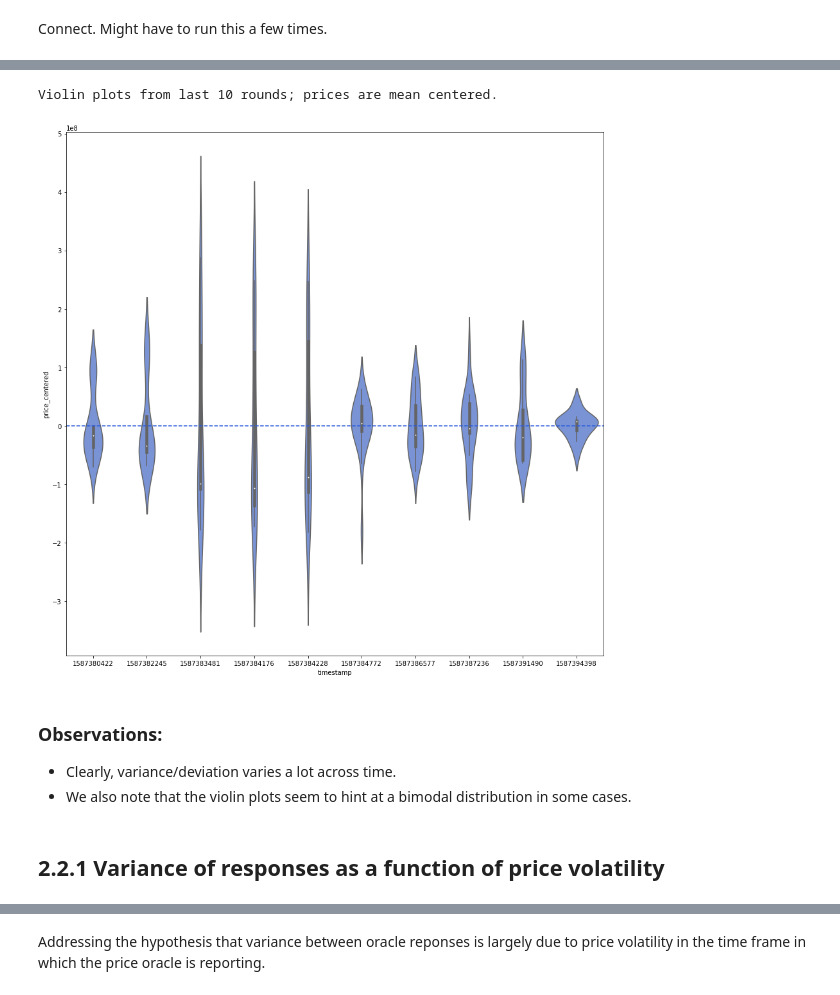
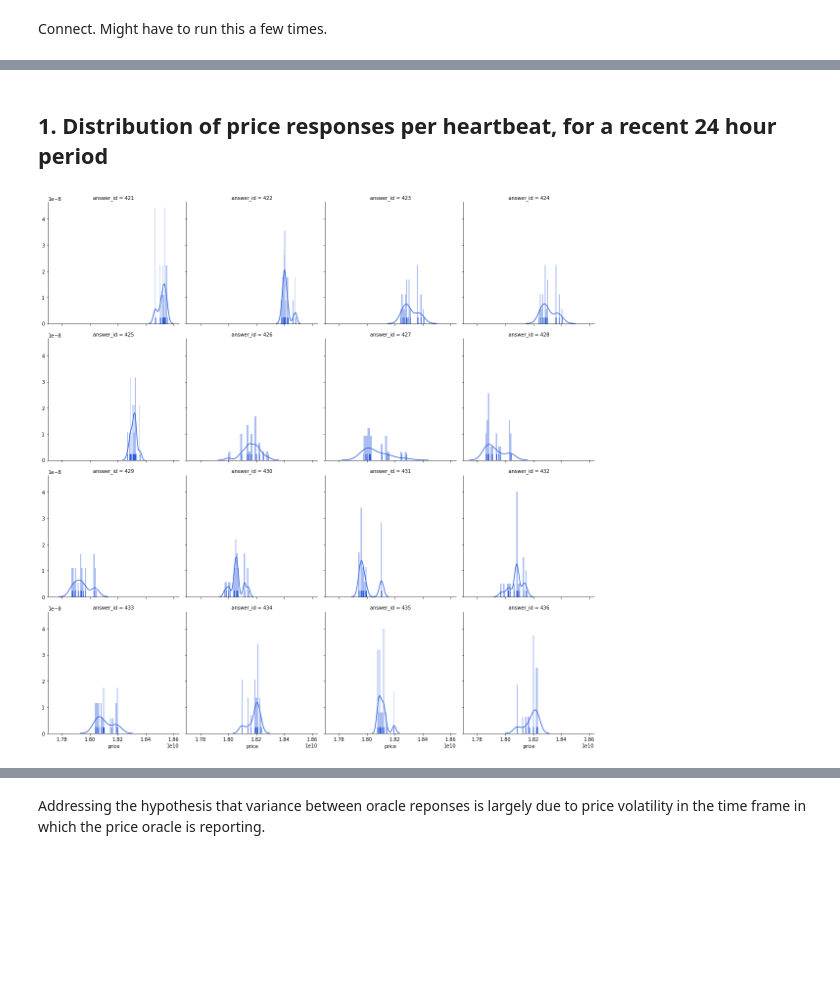
Before and after one commit to sassmilic/chainlink-price-contract-analysis, a Jupyter notebook: chainlink price feed analysis.ipynb, the cells around one changed output, grey strips where cells are left out. Cells and saved outputs as stored; diff of their text form; code cells hidden in the pictures; blank space fills up the shorter version.

```diff
--- a/chainlink price feed analysis.ipynb
+++ b/chainlink price feed analysis.ipynb
@@ -286,23 +96,19 @@ sns.relplot(x="timestamp", y="price_float", kind="line",
-# %%
-# mean center data
-print('Violin plots from last 10 rounds; prices are mean centered.')
-recent_answers.loc[:,'price_centered'] = recent_answers.groupby('answer_id')['price'].transform(lambda x: x - x.mean())
-
-even_more_recent_answers = recent_answers[recent_answers['answer_id']>last_ans_id-10]
-f, ax = plt.subplots(1, 1, figsize=(15,15))
-g = sns.violinplot(ax=ax, x="timestamp", y="price_centered",
-            #height=20, aspect=1,
-            #hue="oracle",
-            color=CHAINLINK_BLUE_LIGHT,
-            data=even_more_recent_answers)
-ax = g.axes
-ax.axhline(0, ls='--', color=CHAINLINK_BLUE);
-# %% [output]
-Violin plots from last 10 rounds; prices are mean centered.
-[figure, removed]
-# %% [markdown]
-### Observations:
-- Clearly, variance/deviation varies a lot across time.
-- We also note that the violin plots seem to hint at a bimodal distribution in some cases.
-# %% [markdown]
-## 2.2.1 Variance of responses as a function of price volatility
+# %% [markdown]
+## 1. Distribution of price responses per heartbeat, for a recent 24 hour period <a class="anchor" id="1"></a>
+# %%
+HOURS = 24
+
+#now = time.time()
+now = 1587693973
+
+ts = now - timedelta(hours=HOURS).total_seconds()
+# get first 16
+firstn = 16
+first_ans_id = min(df_answers[df_answers['timestamp']>=ts]['answer_id'])
+recent_answers = df_answers[(df_answers['timestamp']>=ts) & (df_answers['answer_id']<first_ans_id+firstn)]
+
+g = sns.FacetGrid(recent_answers, col="answer_id", col_wrap=4, height=4, aspect=1)
+g.map(sns.distplot, "price", rug=True, **{'bins': 20, 'color': CHAINLINK_BLUE});
+#plot.savefig("eth_usd_dists.png")
+# %% [output]
+[figure, added]
```
Also changed, not shown: parts of 76 cells of this notebook.
